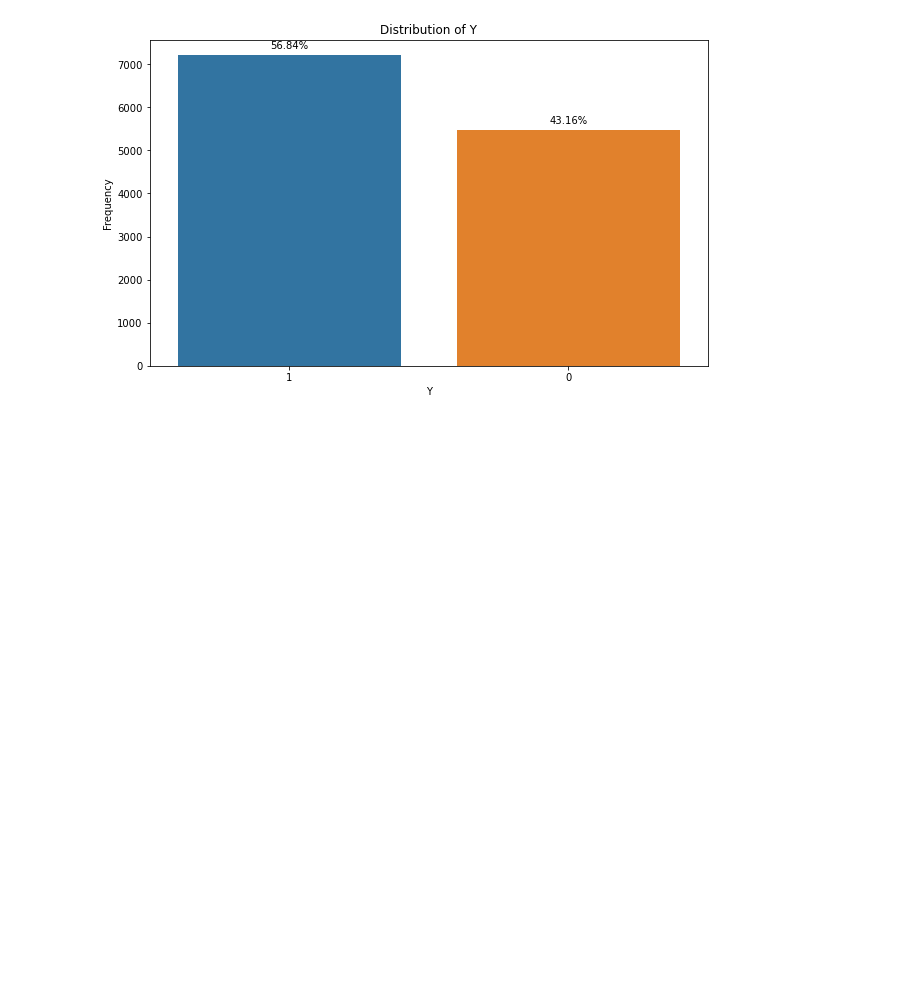
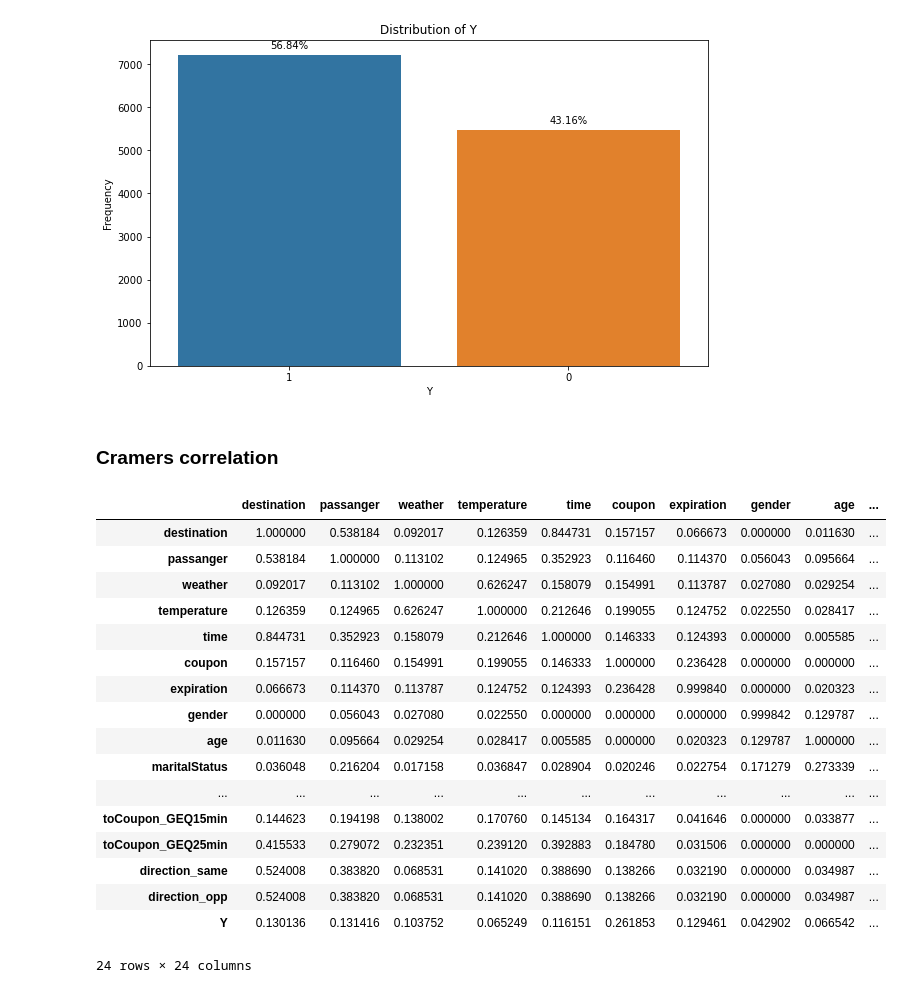
Before and after one commit to leobt23/Data_Mining, a Jupyter notebook: 1_eda/leo.ipynb, the cells around one changed output. Cells and saved outputs as stored; diff of their text form; code cells hidden in the pictures; blank space fills up the shorter version.

```diff
--- a/1_eda/leo.ipynb
+++ b/1_eda/leo.ipynb
@@ -393,3 +393,59 @@ for p, value in zip(ax.patches, percentage):
 plt.show()
 # %% [output]
 [figure]
+# %% [markdown]
+### Cramers correlation
+# %%
+import numpy as np
+from scipy.stats import chi2_contingency
+
+# load data
+data_correlation = pd.read_csv('in-vehicle-coupon-recommendation.csv')
+
+def cramers_v(x, y):
+    """Compute Cramér's V statistic for categorial-categorial association."""
+    confusion_matrix = pd.crosstab(x, y)
+    chi2 = chi2_contingency(confusion_matrix)[0]
+    n = confusion_matrix.sum().sum()
+    phi2 = chi2 / n
+    r, k = confusion_matrix.shape
+    phi2corr = max(0, phi2 - ((k-1)*(r-1)) / (n-1))
+    rcorr = r - ((r-1)**2) / (n-1)
+    kcorr = k - ((k-1)**2) / (n-1)
+    return np.sqrt(phi2corr / min((kcorr-1), (rcorr-1)))
+
+
+# Remove 'car' column as it was previously dropped
+data_correlation = data_correlation.drop(columns=['car'])
+
+# Remove toCoupon_GEQ5min column beacuse it all 1
+data_correlation = data_correlation.drop(columns=['toCoupon_GEQ5min'])
+
+# Compute the correlation matrix using Cramér's V
+corr_matrix = pd.DataFrame(index=data_correlation.columns, columns=data_correlation.columns)
+
+for col1 in data_correlation.columns:
+    for col2 in data_correlation.columns:
+        corr_matrix.loc[col1, col2] = cramers_v(data_correlation[col1], data_correlation[col2])
+
+corr_matrix = corr_matrix.astype(float)  # Convert to float for heatmap plotting
+corr_matrix
+# %% [output]
+|  | destination | passanger | weather | temperature | time | coupon | expiration | gender | age | ... |
+| destination | 1.000000 | 0.538184 | 0.092017 | 0.126359 | 0.844731 | 0.157157 | 0.066673 | 0.000000 | 0.011630 | ... |
+| passanger | 0.538184 | 1.000000 | 0.113102 | 0.124965 | 0.352923 | 0.116460 | 0.114370 | 0.056043 | 0.095664 | ... |
+| weather | 0.092017 | 0.113102 | 1.000000 | 0.626247 | 0.158079 | 0.154991 | 0.113787 | 0.027080 | 0.029254 | ... |
+| temperature | 0.126359 | 0.124965 | 0.626247 | 1.000000 | 0.212646 | 0.199055 | 0.124752 | 0.022550 | 0.028417 | ... |
+| time | 0.844731 | 0.352923 | 0.158079 | 0.212646 | 1.000000 | 0.146333 | 0.124393 | 0.000000 | 0.005585 | ... |
+| coupon | 0.157157 | 0.116460 | 0.154991 | 0.199055 | 0.146333 | 1.000000 | 0.236428 | 0.000000 | 0.000000 | ... |
+| expiration | 0.066673 | 0.114370 | 0.113787 | 0.124752 | 0.124393 | 0.236428 | 0.999840 | 0.000000 | 0.020323 | ... |
+| gender | 0.000000 | 0.056043 | 0.027080 | 0.022550 | 0.000000 | 0.000000 | 0.000000 | 0.999842 | 0.129787 | ... |
+| age | 0.011630 | 0.095664 | 0.029254 | 0.028417 | 0.005585 | 0.000000 | 0.020323 | 0.129787 | 1.000000 | ... |
+| maritalStatus | 0.036048 | 0.216204 | 0.017158 | 0.036847 | 0.028904 | 0.020246 | 0.022754 | 0.171279 | 0.273339 | ... |
+| ... | ... | ... | ... | ... | ... | ... | ... | ... | ... | ... |
+| toCoupon_GEQ15min | 0.144623 | 0.194198 | 0.138002 | 0.170760 | 0.145134 | 0.164317 | 0.041646 | 0.000000 | 0.033877 | ... |
+| toCoupon_GEQ25min | 0.415533 | 0.279072 | 0.232351 | 0.239120 | 0.392883 | 0.184780 | 0.031506 | 0.000000 | 0.000000 | ... |
+| direction_same | 0.524008 | 0.383820 | 0.068531 | 0.141020 | 0.388690 | 0.138266 | 0.032190 | 0.000000 | 0.034987 | ... |
+| direction_opp | 0.524008 | 0.383820 | 0.068531 | 0.141020 | 0.388690 | 0.138266 | 0.032190 | 0.000000 | 0.034987 | ... |
+| Y | 0.130136 | 0.131416 | 0.103752 | 0.065249 | 0.116151 | 0.261853 | 0.129461 | 0.042902 | 0.066542 | ... |
+24 rows × 24 columns
```
Also changed, not shown: parts of 5 cells of this notebook.
